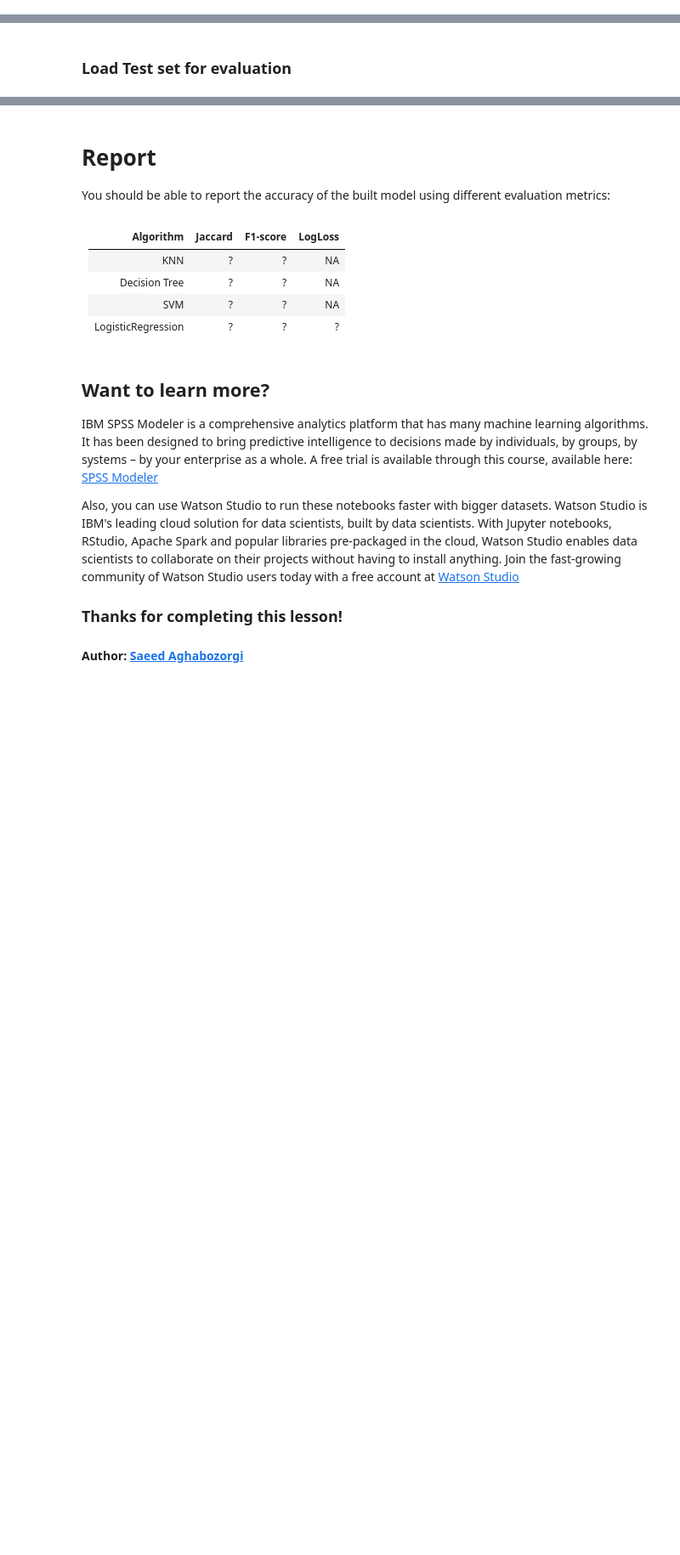
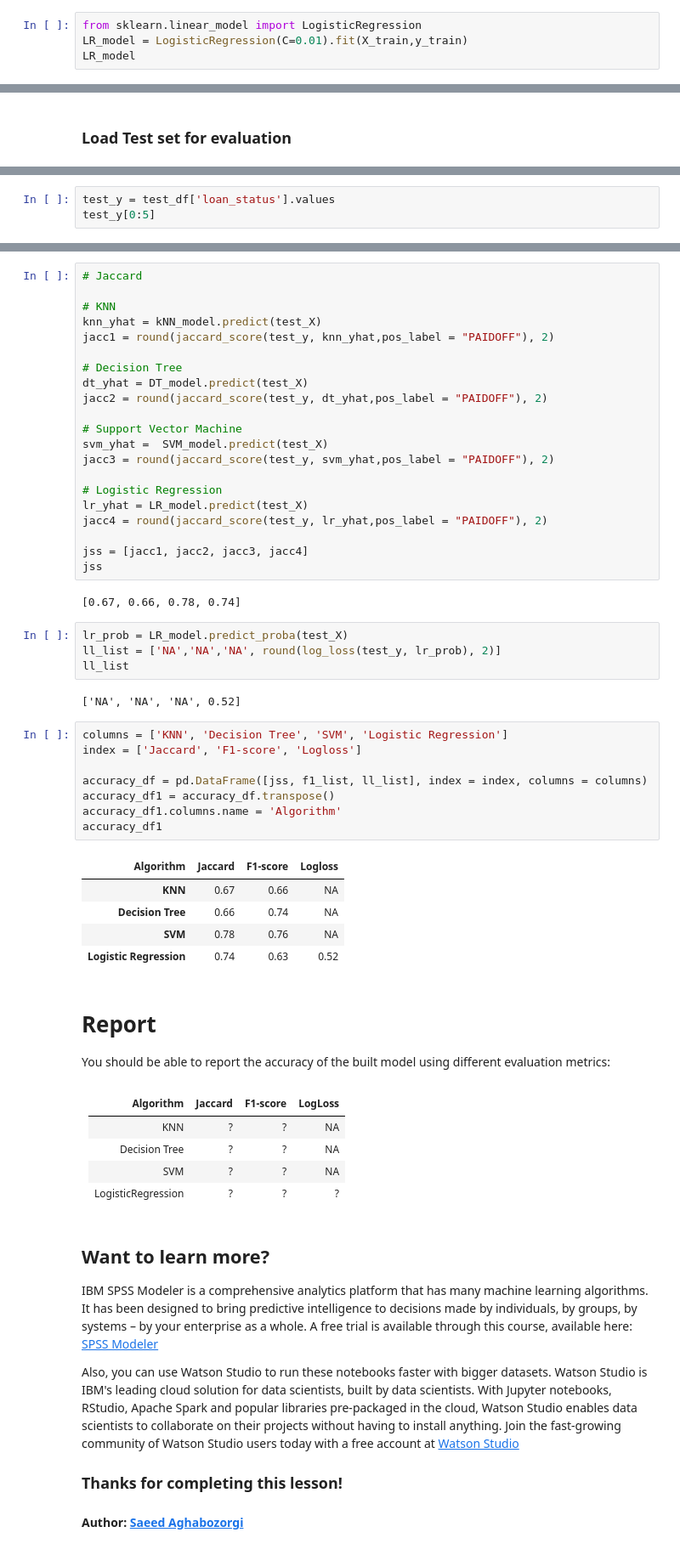
Before and after one commit to Shahriyar-Moradi/IBM_Cousera_ML, a Jupyter notebook: Coursera_project2.ipynb, the cells around one changed output, grey strips where cells are left out. Shown: that part at 85% size. Drawn from its saved outputs; the diff is of its cells as text; blank space fills up the shorter version.

```diff
--- a/Coursera_project2.ipynb
+++ b/Coursera_project2.ipynb
@@ -231,2 +399,6 @@ Notice: You should find the best k to build the model with the best accuracy.\
 # %% [markdown]
 # Logistic Regression
+# %%
+from sklearn.linear_model import LogisticRegression
+LR_model = LogisticRegression(C=0.01).fit(X_train,y_train)
+LR_model
@@ -247,0 +478,3 @@ test_df.head()
+# %%
+test_y = test_df['loan_status'].values
+test_y[0:5]
@@ -248,3 +538,46 @@ test_df.head()
+# %%
+# Jaccard
+
+# KNN
+knn_yhat = kNN_model.predict(test_X)
+jacc1 = round(jaccard_score(test_y, knn_yhat,pos_label = "PAIDOFF"), 2)
+
+# Decision Tree
+dt_yhat = DT_model.predict(test_X)
+jacc2 = round(jaccard_score(test_y, dt_yhat,pos_label = "PAIDOFF"), 2)
+
+# Support Vector Machine
+svm_yhat =  SVM_model.predict(test_X)
+jacc3 = round(jaccard_score(test_y, svm_yhat,pos_label = "PAIDOFF"), 2)
+
+# Logistic Regression
+lr_yhat = LR_model.predict(test_X)
+jacc4 = round(jaccard_score(test_y, lr_yhat,pos_label = "PAIDOFF"), 2)
+
+jss = [jacc1, jacc2, jacc3, jacc4]
+jss
+# %% [output]
+[0.67, 0.66, 0.78, 0.74]
+# %%
+lr_prob = LR_model.predict_proba(test_X)
+ll_list = ['NA','NA','NA', round(log_loss(test_y, lr_prob), 2)]
+ll_list
+# %% [output]
+['NA', 'NA', 'NA', 0.52]
+# %%
+columns = ['KNN', 'Decision Tree', 'SVM', 'Logistic Regression']
+index = ['Jaccard', 'F1-score', 'Logloss']
+
+accuracy_df = pd.DataFrame([jss, f1_list, ll_list], index = index, columns = columns)
+accuracy_df1 = accuracy_df.transpose()
+accuracy_df1.columns.name = 'Algorithm'
+accuracy_df1
+# %% [output]
+| Algorithm | Jaccard | F1-score | Logloss |
+| KNN | 0.67 | 0.66 | NA |
+| Decision Tree | 0.66 | 0.74 | NA |
+| SVM | 0.78 | 0.76 | NA |
+| Logistic Regression | 0.74 | 0.63 | 0.52 |
 # %% [markdown]
 # Report
 
```
Also changed, not shown: parts of 31 cells of this notebook.
